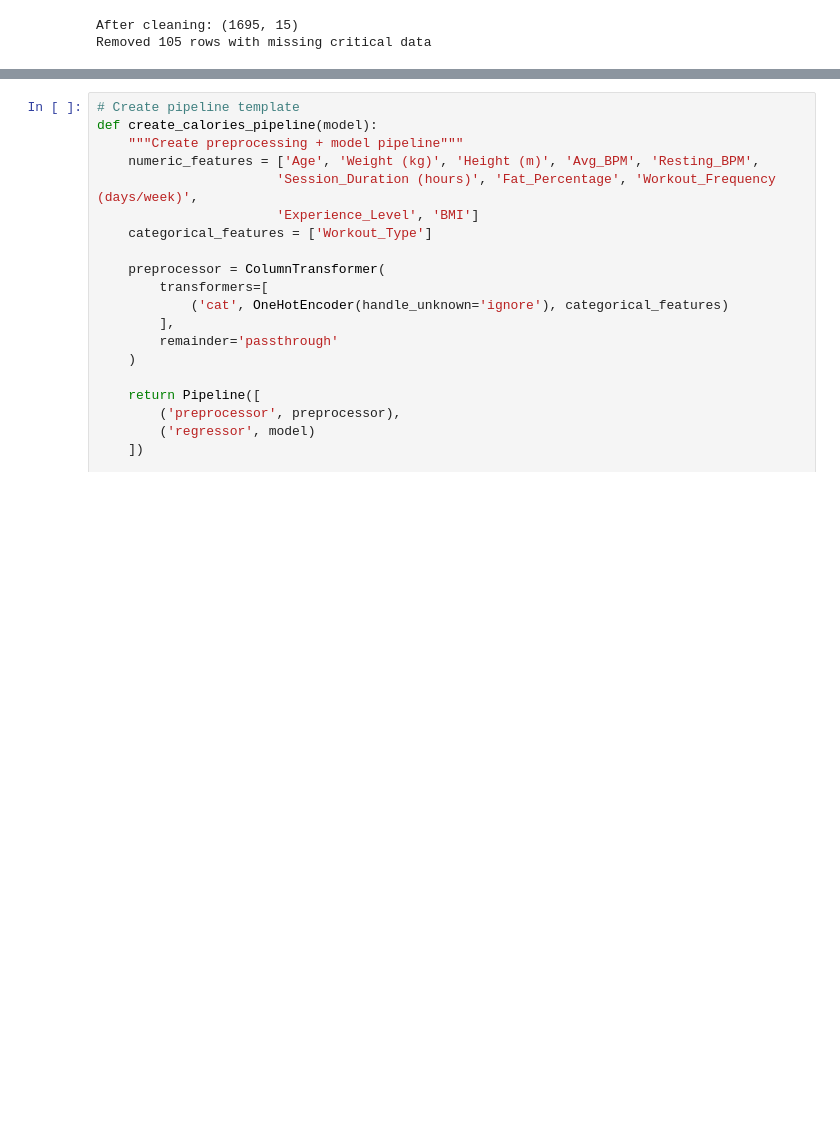
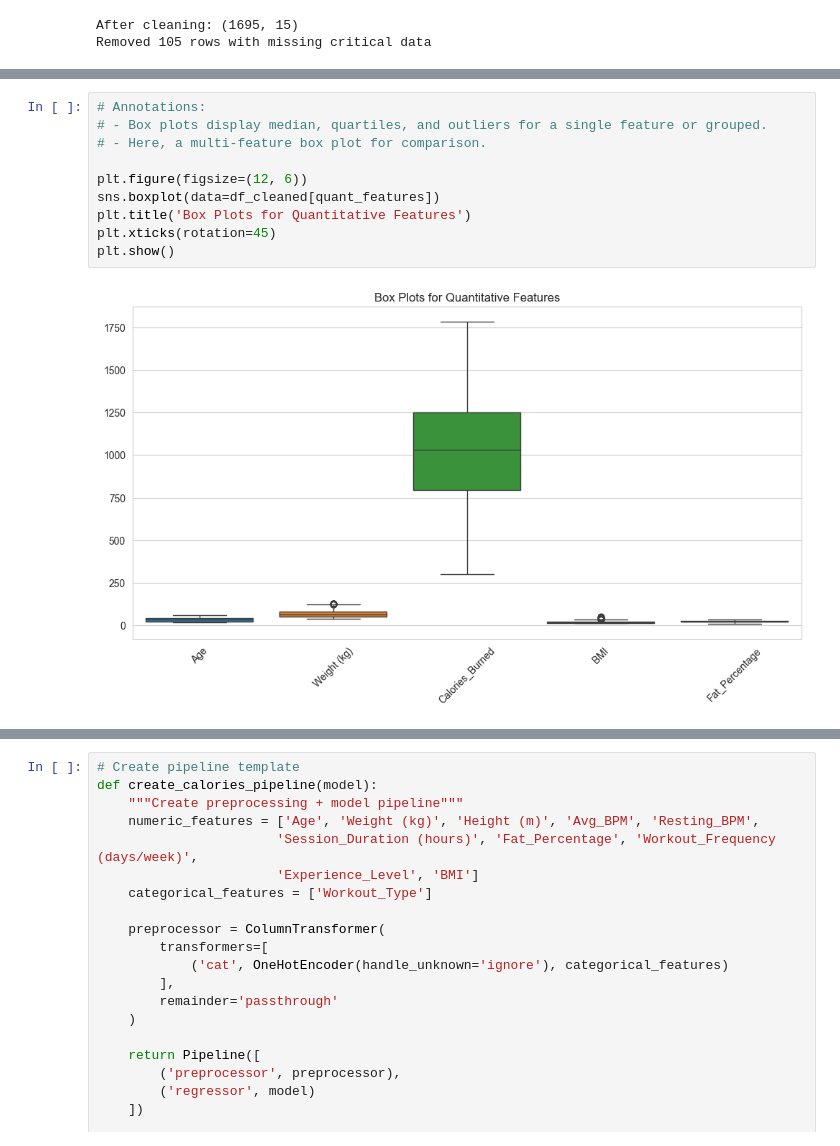
Before and after one commit to akramnemri/ML_Fitness_Project, a Jupyter notebook: notebook/fitness_ai_project.ipynb, the cells around one changed output, grey strips where cells are left out. Saved outputs shown, nothing was run; the diff lists cells and outputs as text; blank space fills up the shorter version.

```diff
--- a/notebook/fitness_ai_project.ipynb
+++ b/notebook/fitness_ai_project.ipynb
@@ -298,0 +435,12 @@ plt.show()
+# %%
+# Annotations:
+# - Box plots display median, quartiles, and outliers for a single feature or grouped.
+# - Here, a multi-feature box plot for comparison.
+
+plt.figure(figsize=(12, 6))
+sns.boxplot(data=df_cleaned[quant_features])
+plt.title('Box Plots for Quantitative Features')
+plt.xticks(rotation=45)
+plt.show()
+# %% [output]
+[figure, added]
```
Also changed, not shown: parts of 47 cells of this notebook, 16 other files.
